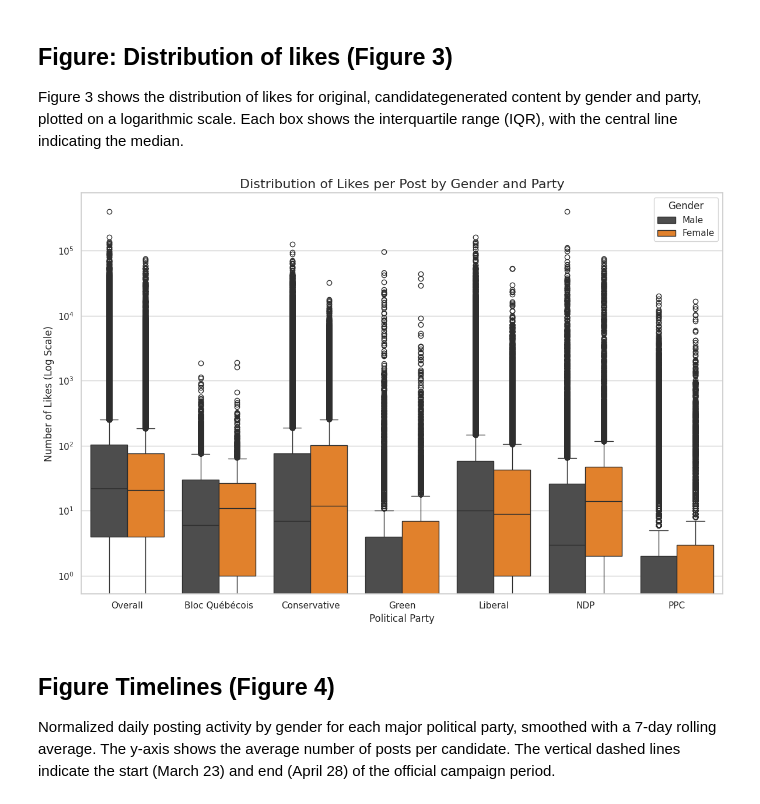
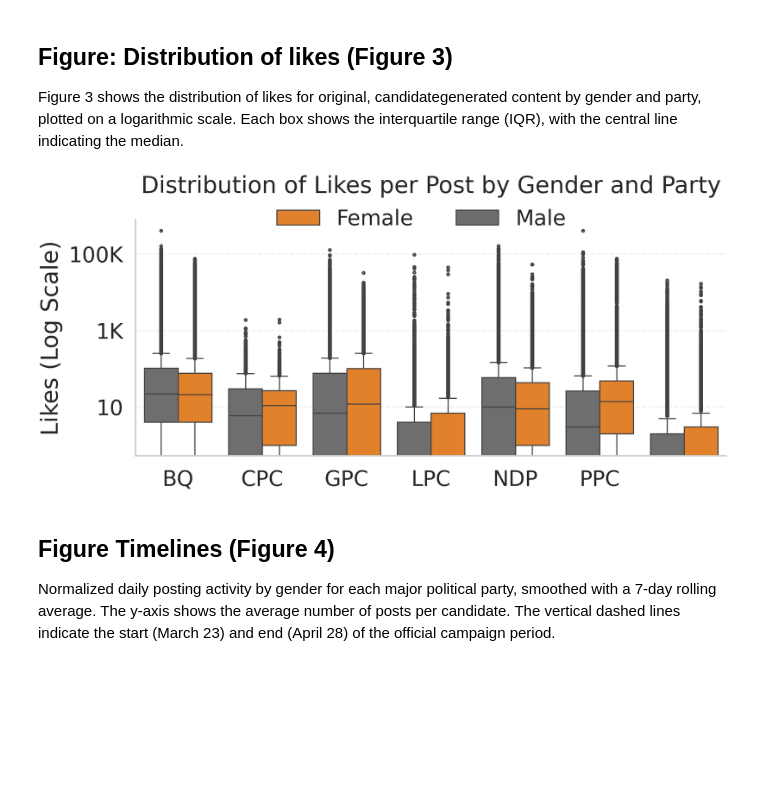
Before and after one commit to ZeynepP/gendered-political-discourse, a Jupyter notebook: gender-analysis.ipynb, the cells around one changed output. Drawn from its saved outputs; the diff is of its cells as text; code cells hidden in the pictures; blank space fills up the shorter version.

```diff
--- a/gender-analysis.ipynb
+++ b/gender-analysis.ipynb
@@ -121,55 +228,106 @@ plt.show()
 Figure 3 shows the distribution of likes for original, candidategenerated content by gender and party, plotted on a logarithmic scale. Each box shows the interquartile range (IQR),
 with the central line indicating the median.
 # %%
-import pandas as pd
-import matplotlib.pyplot as plt
-import seaborn as sns
-
 df = pd.read_json("./data/canadian_election_2025_posts.jsonl", lines=True)
+sns.set_context('paper', font_scale=1.6)
 
 if df is not None:
+    df = df.copy()
+    df['like_count'] = pd.to_numeric(df['like_count'], errors='coerce')
+    df['gender'] = df['gender'].astype(str).str.strip().str.title()
 
-    df['like_count'] = pd.to_numeric(df['like_count'], errors='coerce')
-    df['gender'] = df['gender'].str.strip().str.title()
+    # only valid genders
+    df = df[df['gender'].isin(['Female', 'Male'])].copy()
 
-    parties_to_plot = ['Conservative', 'Liberal', 'Green', 'NDP', 'PPC',
-       'Bloc Québécois']
+    parties_to_plot = ['Conservative', 'Liberal', 'Green', 'NDP', 'PPC', 'Bloc Québécois']
     plot_df = df[df['party'].isin(parties_to_plot)].copy()
 
     overall_df = df[df["original"]].copy()
     overall_df['party'] = 'Overall'
-    plot_df = pd.concat([overall_df, plot_df])
 
+    plot_df = pd.concat([overall_df, plot_df], ignore_index=True)
 
-    plt.figure(figsize=(12, 8))
-    sns.set_theme(style="whitegrid")
+    order = ['Overall', 'Bloc Québécois', 'Conservative', 'Green', 'Liberal', 'NDP', 'PPC']
+    short_labels = ['BQ', 'CPC', 'GPC', 'LPC', 'NDP', 'PPC']
 
+    fig, ax = plt.subplots(figsize=(FULL_W, 3.5))
 
-    ax = sns.boxplot(
+    sns.boxplot(
         data=plot_df,
         x='party',
         y='like_count',
         hue='gender',
-        palette={'Female': '#FF7F0E', 'Male': '#4D4D4D'},
-        order=['Overall',  'Bloc Québécois','Conservative', 'Green', 'Liberal', 'NDP', 'PPC',
-      ]
+        palette=GENDER_PALETTE,
+        order=order,
+        ax=ax,
+        fliersize=1.5,
+        linewidth=0.7
     )
 
+    ax.set_yscale('log')
+    ax.set_title('Distribution of Likes per Post by Gender and Party', pad=18)
+    ax.set_xlabel('')
+    ax.set_ylabel('Likes (Log Scale)')
 
-    ax.set_yscale('log')
+    # replace long labels with short ones
+    ax.set_xticklabels(short_labels, rotation=0)
+    ax.tick_params(axis='x', pad=4)
 
+    # cleaner y-axis formatting
+    import matplotlib.ticker as ticker
 
-    ax.set_title('Distribution of Likes per Post by Gender and Party', fontsize=16)
-    ax.set_xlabel('Political Party', fontsize=12)
-    ax.set_ylabel('Number of Likes (Log Scale)', fontsize=12)
-    plt.xticks(fontsize=11)
-    plt.yticks(fontsize=11)
-    plt.legend(title='Gender')
+    ax.yaxis.set_minor_formatter(ticker.NullFormatter())
+    import matplotlib.ticker as ticker
 
-    plt.tight_layout()
+    def format_k(x, pos):
+        if x >= 1_000_000:
+            return f"{int(x/1_000_000)}M"
+        elif x >= 1_000:
+            return f"{int(x/1_000)}K"
+        else:
+            return str(int(x))
+
+    ax.yaxis.set_major_locator(ticker.LogLocator(base=10))
+    ax.yaxis.set_major_formatter(ticker.FuncFormatter(format_k))
+    # legend cleanup
+    handles, labels = ax.get_legend_handles_labels()
+
+    # istediğin sıra
+    order = ["Female", "Male"]
+
+    # label → handle map
+    label_to_handle = dict(zip(labels, handles))
+
+    # sıralı listeler
+    ordered_handles = [label_to_handle[l] for l in order if l in label_to_handle]
+    ordered_labels  = [l for l in order if l in label_to_handle]
+
+    # eski legendi sil
+    if ax.legend_ is not None:
+        ax.legend_.remove()
+
+    # yeni legend
+    fig.legend(
+        ordered_handles, ordered_labels,
+        loc='upper center',
+        bbox_to_anchor=(0.5, 0.88),
+        ncol=2,
+        frameon=False,
+        title=""
+    )
+
+    # visual cleanup
+    ax.grid(axis='y', linestyle='--', alpha=0.3)
+    ax.grid(axis='x', visible=False)
+    ax.spines['top'].set_visible(False)
+    ax.spines['right'].set_visible(False)
+
+    fig.subplots_adjust(top=0.80, bottom=0.18)
+
+    plt.savefig(f"{FIG_DIR}/icwsm_fig3.png", dpi=300, bbox_inches="tight", facecolor="white")
     plt.show()
 # %% [output]
-[figure, old version]
+[figure, new version]
 # %% [markdown]
 ## Figure Timelines (Figure 4)
 
```
Also changed, not shown: parts of 11 cells of this notebook, 15 other files.
